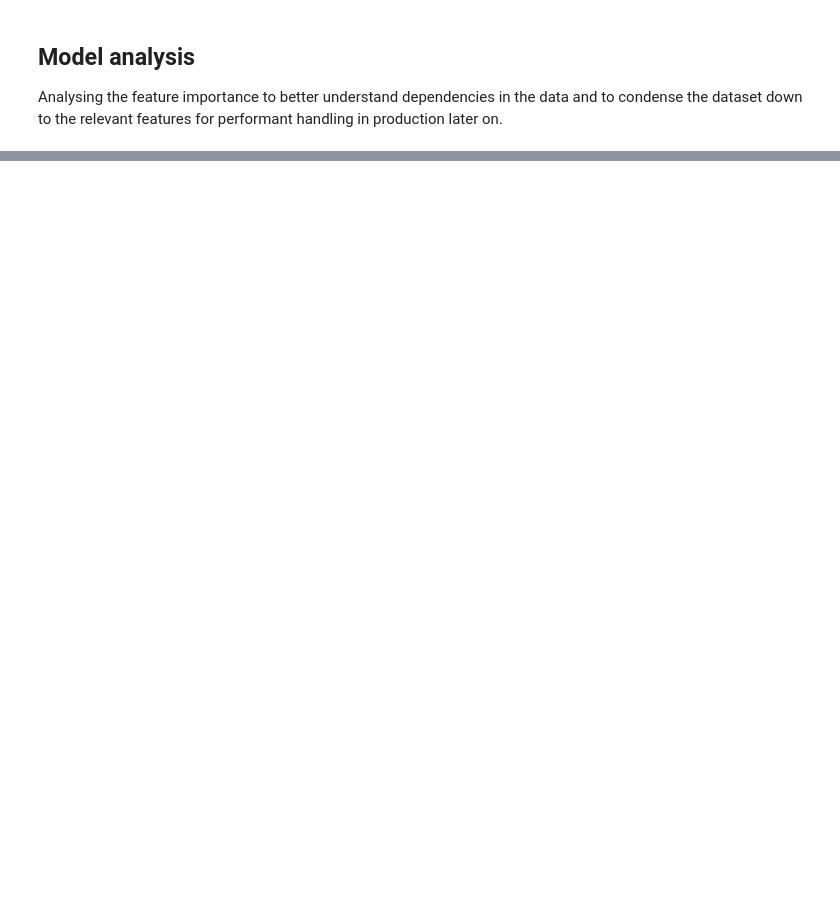
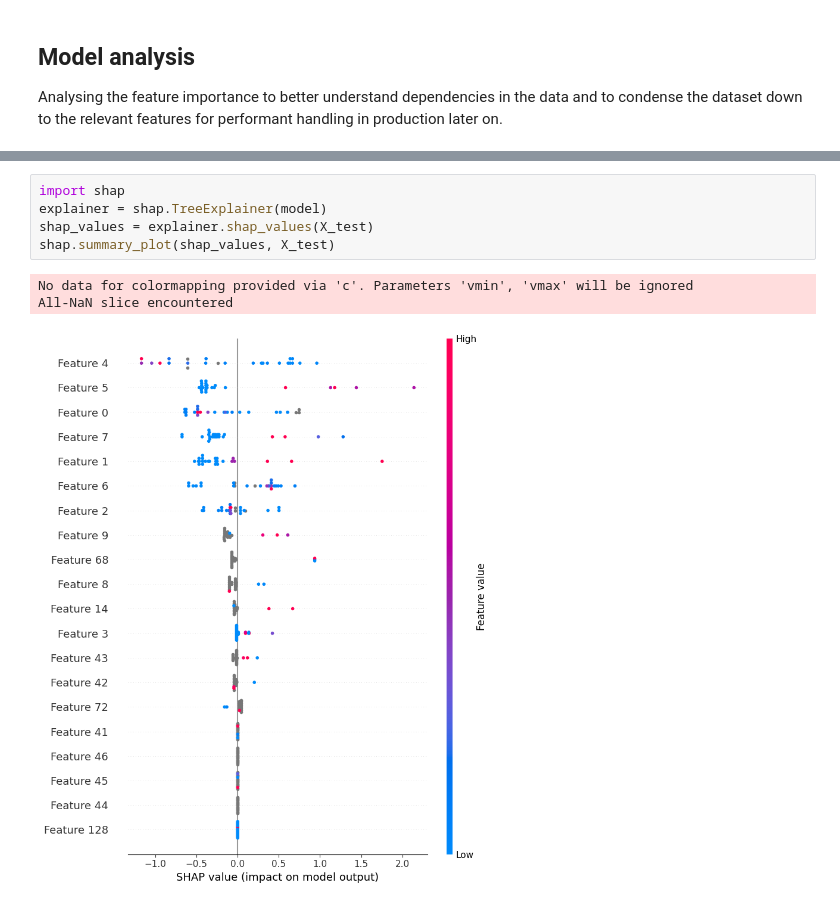
Before and after one commit to adavidho/Stonkscast, a Jupyter notebook: modelling/training.ipynb, the cells around one changed output, grey strips where cells are left out. Saved outputs shown, nothing was run; the diff lists cells and outputs as text; blank space fills up the shorter version.

```diff
--- a/modelling/training.ipynb
+++ b/modelling/training.ipynb
@@ -146,0 +200,9 @@ Analysing the feature importance to better understand dependencies in the data a
+# %%
+import shap
+explainer = shap.TreeExplainer(model)
+shap_values = explainer.shap_values(X_test)
+shap.summary_plot(shap_values, X_test)
+# %% [output]
+No data for colormapping provided via 'c'. Parameters 'vmin', 'vmax' will be ignored
+All-NaN slice encountered
+[figure, added]
```
Also changed, not shown: parts of 5 cells of this notebook.
